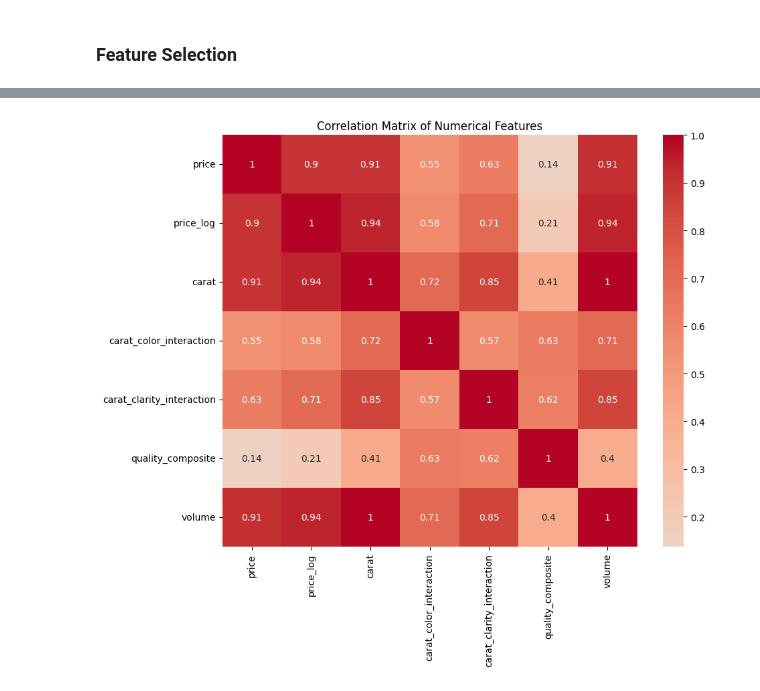
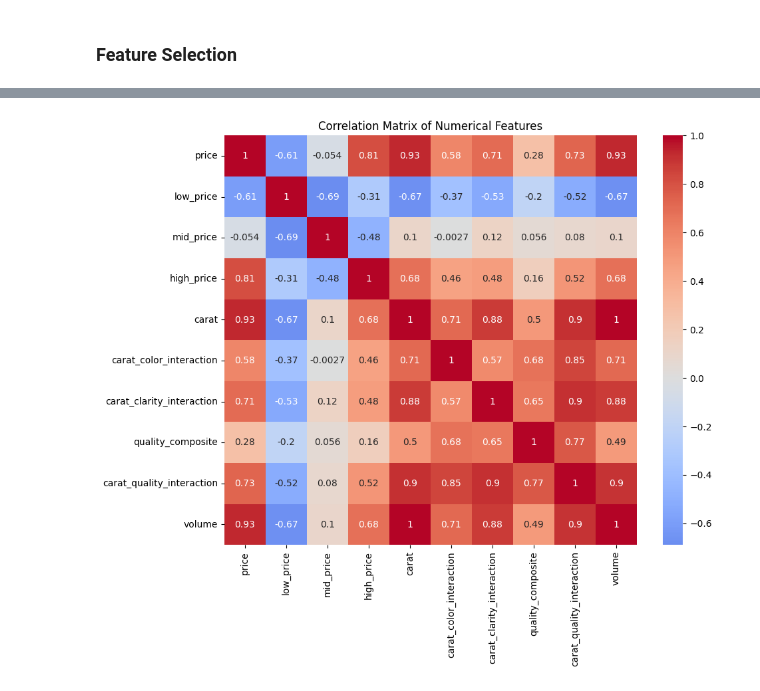
Before and after one commit to TeslimAdeyanju/4-Portfolio-SDS-CP023-diamond-price-predictor, a Jupyter notebook: submissions-team/Oluwatunmise-Olaoluwa/diamond-prediction.ipynb, the cells around one changed output, grey strips where cells are left out. Cells and saved outputs as stored; diff of their text form; code cells hidden in the pictures.

```diff
--- a/submissions-team/Oluwatunmise-Olaoluwa/diamond-prediction.ipynb
+++ b/submissions-team/Oluwatunmise-Olaoluwa/diamond-prediction.ipynb
@@ -391,0 +412,2 @@ df['price_log'] = np.log1p(df['price'])
+# %%
+df['mid_price'] = ((df['price'] >= 1000) & (df['price'] <= 5000)).astype(int)
@@ -392,3 +416,5 @@ df['price_log'] = np.log1p(df['price'])
+# %%
+df['high_price'] = (df['price'] > 5000).astype(int)
 # %%
 print(df.columns.to_list)
 # %% [output]
@@ -397 +423,8 @@ print(df.columns.to_list)
       dtype='object')>
+# %%
+dff = df[df['price'] <= 9000]
+
+# df_filtered = df[(df['price'] >= 800) & (df['price'] <= 10000)]
+# df_filtered = df_filtered.reset_index(drop=True)
+
+dff.head()
@@ -398,6 +450,6 @@ print(df.columns.to_list)
 # %% [markdown]
 ### Feature Selection
 # %%
-model_col = ['price','price_log','carat', 'carat_color_interaction', 'carat_clarity_interaction',
-       'quality_composite', 'volume']
+model_col = ['price','low_price','mid_price','high_price','carat', 'carat_color_interaction', 'carat_clarity_interaction',
+       'quality_composite','carat_quality_interaction', 'volume']
 # %%
@@ -433,12 +485,12 @@ plt.show()
 # %%
-corr_matrix = df[model_col].corr()
+corr_matrix = dff[model_col].corr()
 
 plt.figure(figsize=(10, 8))
 sns.heatmap(corr_matrix, annot=True, cmap='coolwarm', center=0)
 plt.title('Correlation Matrix of Numerical Features')
 plt.show()
 # %% [output]
-[figure, old version]
+[figure, new version]
 # %%
 print(model_df)
 
```
Also changed, not shown: parts of 15 cells of this notebook, 4 other files.
